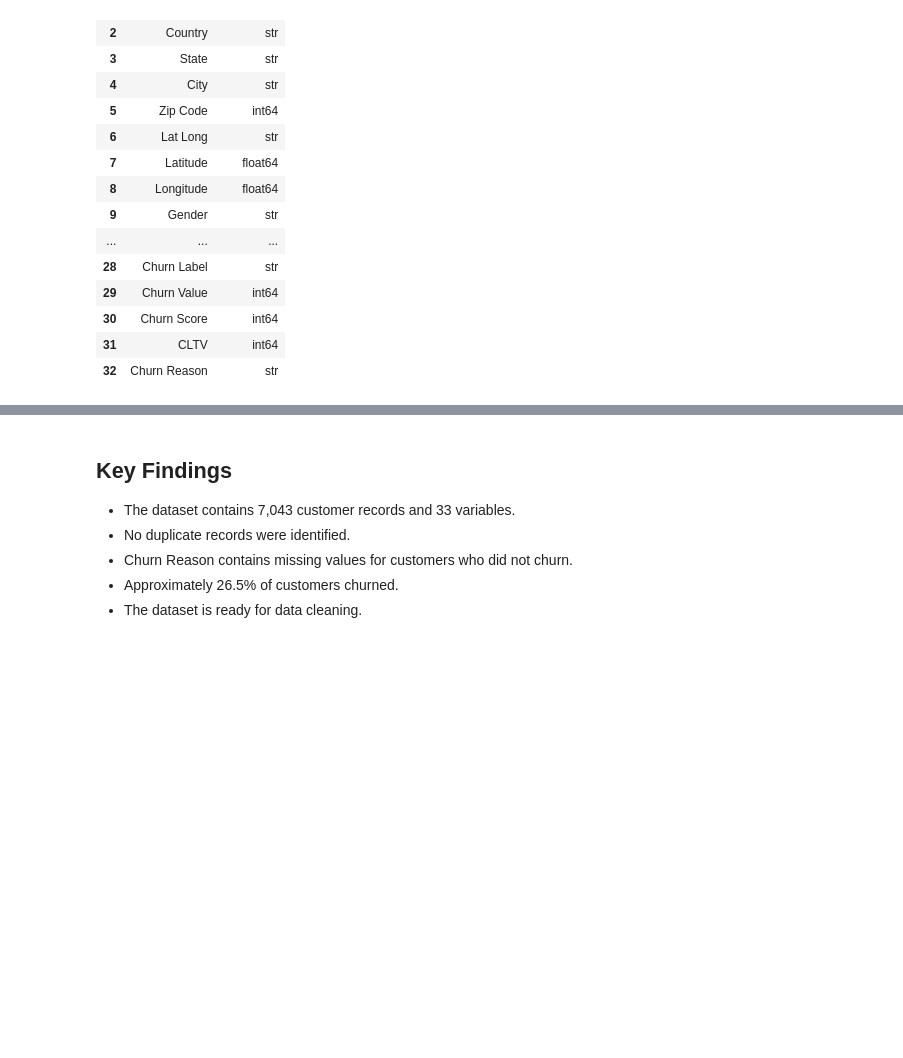
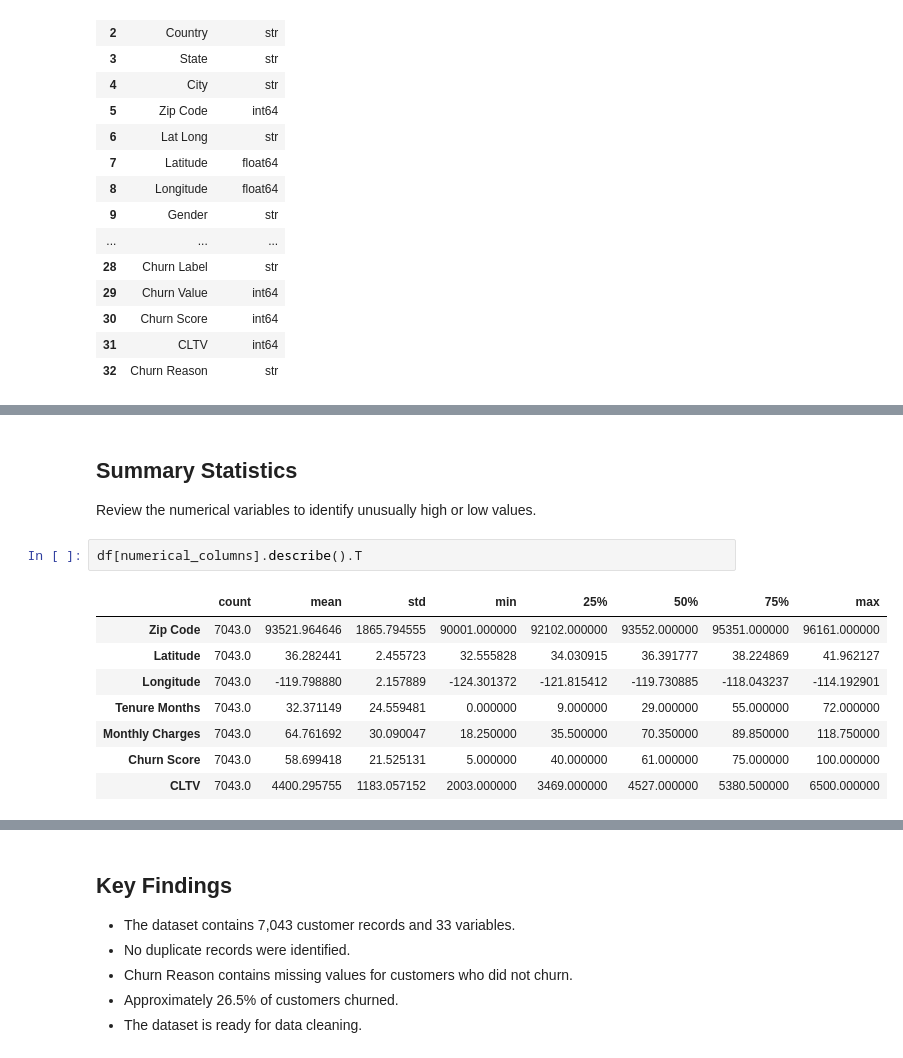
Before and after one commit to dennyhoang8/SkyLink-Telecom-Customer-Churn, a Jupyter notebook: notebooks/01_Data_Exploration.ipynb, the cells around one changed output, grey strips where cells are left out. Drawn from its saved outputs; the diff is of its cells as text; blank space fills up the shorter version.

```diff
--- a/notebooks/01_Data_Exploration.ipynb
+++ b/notebooks/01_Data_Exploration.ipynb
@@ -208,0 +223,15 @@ data_dictionary
+# %% [markdown]
+## Summary Statistics
+
+Review the numerical variables to identify unusually high or low values.
+# %%
+df[numerical_columns].describe().T
+# %% [output]
+|  | count | mean | std | min | 25% | 50% | 75% | max |
+| Zip Code | 7043.0 | 93521.964646 | 1865.794555 | 90001.000000 | 92102.000000 | 93552.000000 | 95351.000000 | 96161.000000 |
+| Latitude | 7043.0 | 36.282441 | 2.455723 | 32.555828 | 34.030915 | 36.391777 | 38.224869 | 41.962127 |
+| Longitude | 7043.0 | -119.798880 | 2.157889 | -124.301372 | -121.815412 | -119.730885 | -118.043237 | -114.192901 |
+| Tenure Months | 7043.0 | 32.371149 | 24.559481 | 0.000000 | 9.000000 | 29.000000 | 55.000000 | 72.000000 |
+| Monthly Charges | 7043.0 | 64.761692 | 30.090047 | 18.250000 | 35.500000 | 70.350000 | 89.850000 | 118.750000 |
+| Churn Score | 7043.0 | 58.699418 | 21.525131 | 5.000000 | 40.000000 | 61.000000 | 75.000000 | 100.000000 |
+| CLTV | 7043.0 | 4400.295755 | 1183.057152 | 2003.000000 | 3469.000000 | 4527.000000 | 5380.500000 | 6500.000000 |
```
Also changed, not shown: parts of 5 cells of this notebook.
